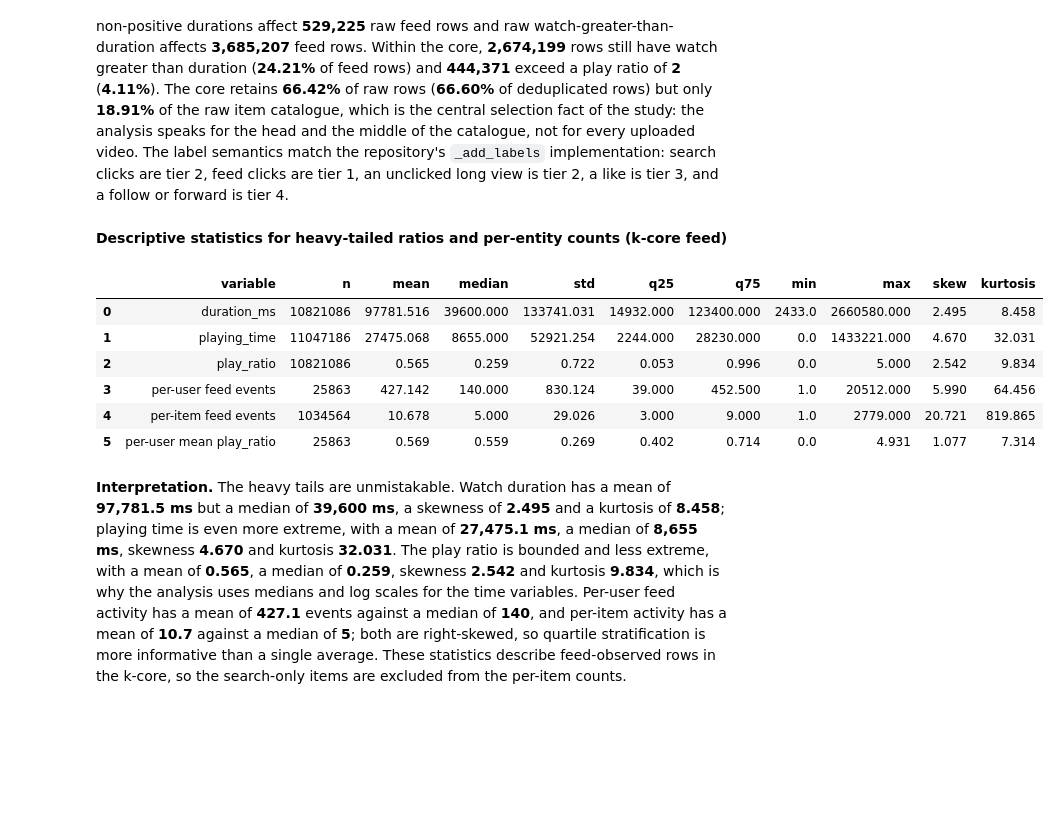
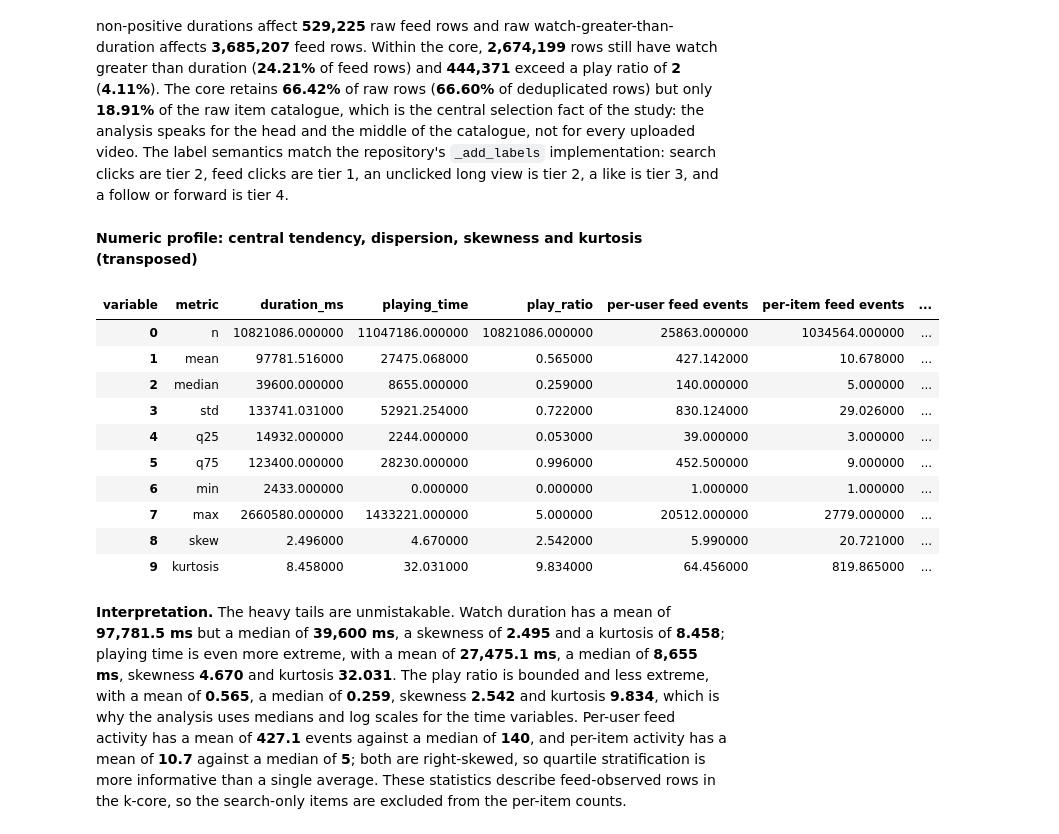
Before and after one commit to 1ens0r/doomscroll, a Jupyter notebook: Doomscroll_EDA_Report.ipynb, the cells around one changed output. Saved outputs shown, nothing was run; the diff lists cells and outputs as text; code cells hidden in the pictures; blank space fills up the shorter version.

```diff
--- a/Doomscroll_EDA_Report.ipynb
+++ b/Doomscroll_EDA_Report.ipynb
@@ -71,7 +71,13 @@ def show_table(df, caption=None, max_rows=25, precision=3):
     d = df.head(max_rows).copy()
     if d.index.name is not None or not isinstance(d.index, pd.RangeIndex):
         d = d.reset_index()
-    display(d.round(precision))
+    d = d.round(precision)
+    styler = d.style.set_properties(
+        **{'white-space': 'normal', 'word-wrap': 'break-word', 'font-size': '8pt'}
+    ).set_table_styles([
+        {'selector': 'th, td', 'props': [('max-width', '140px'), ('word-wrap', 'break-word'), ('font-size', '8pt')]}
+    ])
+    display(styler)
 
 def finish(fig, fname):
     fig.tight_layout()
@@ -629,33 +644,38 @@ core quality: watch>duration=2,674,199 | play_ratio>1=2,674,199 | >2=444,371
 # %%
 num_rows = []
 for c in ["duration_ms", "playing_time", "play_ratio"]:
     s = feed[c].dropna()
     num_rows.append({
         "variable": c, "n": len(s), "mean": s.mean(), "median": s.median(), "std": s.std(),
         "q25": s.quantile(0.25), "q75": s.quantile(0.75), "min": s.min(), "max": s.max(),
         "skew": s.skew(), "kurtosis": s.kurtosis(),
     })
 per_user = feed.groupby("user_id").size()
 per_item = feed.groupby("item_id").size()
 per_user_ratio = feed.groupby("user_id")["play_ratio"].mean()
 for name, s in [("per-user feed events", per_user), ("per-item feed events", per_item),
                 ("per-user mean play_ratio", per_user_ratio)]:
     num_rows.append({
         "variable": name, "n": len(s), "mean": s.mean(), "median": s.median(), "std": s.std(),
         "q25": s.quantile(0.25), "q75": s.quantile(0.75), "min": s.min(), "max": s.max(),
         "skew": s.skew(), "kurtosis": s.kurtosis(),
     })
 desc = pd.DataFrame(num_rows)
-show_table(desc, "Descriptive statistics for heavy-tailed ratios and per-entity counts (k-core feed)", max_rows=10, precision=3)
+desc_t = desc.set_index('variable').round(4).T.reset_index().rename(columns={'index': 'metric'})
+show_table(desc_t, 'Numeric profile: central tendency, dispersion, skewness and kurtosis (transposed)')
 # %% [output]
-**Descriptive statistics for heavy-tailed ratios and per-entity counts (k-core feed)**
+**Numeric profile: central tendency, dispersion, skewness and kurtosis (transposed)**
-|  | variable | n | mean | median | std | q25 | q75 | min | max | skew | kurtosis |
-| 0 | duration_ms | 10821086 | 97781.516 | 39600.000 | 133741.031 | 14932.000 | 123400.000 | 2433.0 | 2660580.000 | 2.495 | 8.458 |
-| 1 | playing_time | 11047186 | 27475.068 | 8655.000 | 52921.254 | 2244.000 | 28230.000 | 0.0 | 1433221.000 | 4.670 | 32.031 |
-| 2 | play_ratio | 10821086 | 0.565 | 0.259 | 0.722 | 0.053 | 0.996 | 0.0 | 5.000 | 2.542 | 9.834 |
-| 3 | per-user feed events | 25863 | 427.142 | 140.000 | 830.124 | 39.000 | 452.500 | 1.0 | 20512.000 | 5.990 | 64.456 |
-| 4 | per-item feed events | 1034564 | 10.678 | 5.000 | 29.026 | 3.000 | 9.000 | 1.0 | 2779.000 | 20.721 | 819.865 |
-| 5 | per-user mean play_ratio | 25863 | 0.569 | 0.559 | 0.269 | 0.402 | 0.714 | 0.0 | 4.931 | 1.077 | 7.314 |
+| variable | metric | duration_ms | playing_time | play_ratio | per-user feed events | per-item feed events | ... |
+| 0 | n | 10821086.000000 | 11047186.000000 | 10821086.000000 | 25863.000000 | 1034564.000000 | ... |
+| 1 | mean | 97781.516000 | 27475.068000 | 0.565000 | 427.142000 | 10.678000 | ... |
+| 2 | median | 39600.000000 | 8655.000000 | 0.259000 | 140.000000 | 5.000000 | ... |
+| 3 | std | 133741.031000 | 52921.254000 | 0.722000 | 830.124000 | 29.026000 | ... |
+| 4 | q25 | 14932.000000 | 2244.000000 | 0.053000 | 39.000000 | 3.000000 | ... |
+| 5 | q75 | 123400.000000 | 28230.000000 | 0.996000 | 452.500000 | 9.000000 | ... |
+| 6 | min | 2433.000000 | 0.000000 | 0.000000 | 1.000000 | 1.000000 | ... |
+| 7 | max | 2660580.000000 | 1433221.000000 | 5.000000 | 20512.000000 | 2779.000000 | ... |
+| 8 | skew | 2.496000 | 4.670000 | 2.542000 | 5.990000 | 20.721000 | ... |
+| 9 | kurtosis | 8.458000 | 32.031000 | 9.834000 | 64.456000 | 819.865000 | ... |
 # %% [markdown]
 **Interpretation.** The heavy tails are unmistakable. Watch duration has a mean of **97,781.5 ms** but a median of **39,600 ms**, a skewness of **2.495** and a kurtosis of **8.458**; playing time is even more extreme, with a mean of **27,475.1 ms**, a median of **8,655 ms**, skewness **4.670** and kurtosis **32.031**. The play ratio is bounded and less extreme, with a mean of **0.565**, a median of **0.259**, skewness **2.542** and kurtosis **9.834**, which is why the analysis uses medians and log scales for the time variables. Per-user feed activity has a mean of **427.1** events against a median of **140**, and per-item activity has a mean of **10.7** against a median of **5**; both are right-skewed, so quartile stratification is more informative than a single average. These statistics describe feed-observed rows in the k-core, so the search-only items are excluded from the per-item counts.
 # %%
```
Also changed, not shown: parts of 31 cells of this notebook, 3 other files.
